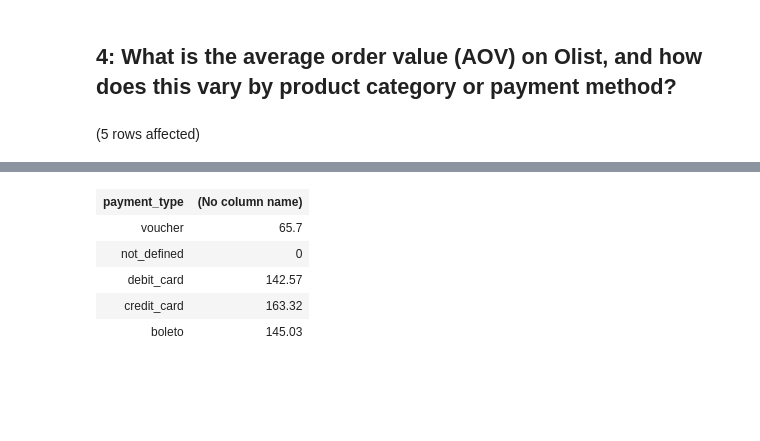
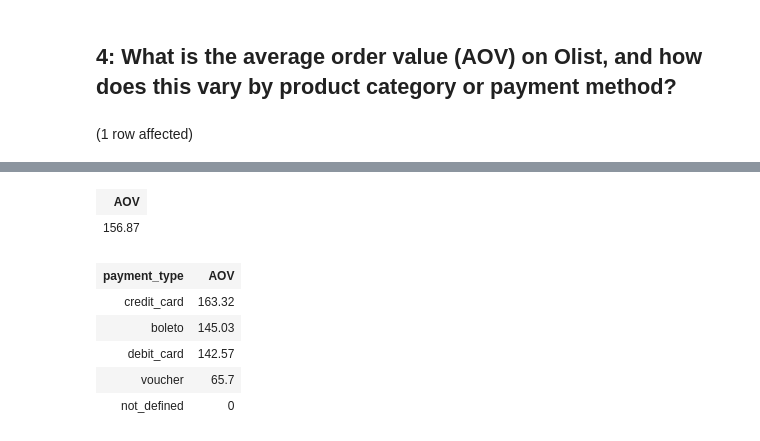
Before and after one commit to Emem-Data/Olist_Business, a Jupyter notebook: EDA.ipynb, the cells around one changed output, grey strips where cells are left out. Cells and saved outputs as stored; diff of their text form; code cells hidden in the pictures; blank space fills up the shorter version.

```diff
--- a/EDA.ipynb
+++ b/EDA.ipynb
@@ -100,30 +100,30 @@ Total execution time: 00:00:08.717
 # %% [markdown]
 ## **4: What is the average order value (AOV) on Olist, and how does this vary by product category or payment method?**
 # %%
--- SELECT
---         ROUND((Total_Revenue / Total_Order_Placed), 2) AS AOV
--- FROM (
---         SELECT
---             SUM(op.payment_value) AS Total_Revenue
---         FROM
---             [OlistBusiness].[dbo].[olist_orders_dataset] AS orders
---         INNER JOIN
---             [OlistBusiness].[dbo].[olist_order_payments_dataset] AS op
---             ON (orders.order_id = op.order_id)
---         WHERE
---             orders.order_status = 'delivered' OR orders.order_status = 'shipped'
---     ) AS Revenue,
---     (
---         SELECT
---             COUNT(order_id) AS Total_Order_Placed
---         FROM
---             [OlistBusiness].[dbo].[olist_orders_dataset]
---     ) AS Orders;
+SELECT
+        ROUND((Total_Revenue / Total_Order_Placed), 2) AS AOV
+FROM (
+        SELECT
+            SUM(op.payment_value) AS Total_Revenue
+        FROM
+            [OlistBusiness].[dbo].[olist_orders_dataset] AS orders
+        INNER JOIN
+            [OlistBusiness].[dbo].[olist_order_payments_dataset] AS op
+            ON (orders.order_id = op.order_id)
+        WHERE
+            orders.order_status = 'delivered' OR orders.order_status = 'shipped'
+    ) AS Revenue,
+    (
+        SELECT
+            COUNT(order_id) AS Total_Order_Placed
+        FROM
+            [OlistBusiness].[dbo].[olist_orders_dataset]
+    ) AS Orders;
 
 
-SELECT payment_type, ROUND(SUM(payment_value)/COUNT(payment_value), 2)
+SELECT payment_type, ROUND(SUM(payment_value)/COUNT(payment_value), 2) AOV
 FROM OlistBusiness.dbo.olist_order_payments_dataset
 GROUP BY payment_type
-ORDER BY payment_type DESC;
+ORDER BY AOV DESC;
 # %% [output]
-(5 rows affected)
+(1 row affected)
@@ -131,6 +132,8 @@ Total execution time: 00:00:00.153
-| payment_type | (No column name) |
-| voucher | 65.7 |
-| not_defined | 0 |
-| debit_card | 142.57 |
-| credit_card | 163.32 |
-| boleto | 145.03 |
+| AOV |
+| 156.87 |
+| payment_type | AOV |
+| credit_card | 163.32 |
+| boleto | 145.03 |
+| debit_card | 142.57 |
+| voucher | 65.7 |
+| not_defined | 0 |
```
Also changed, not shown: parts of 6 cells of this notebook.
